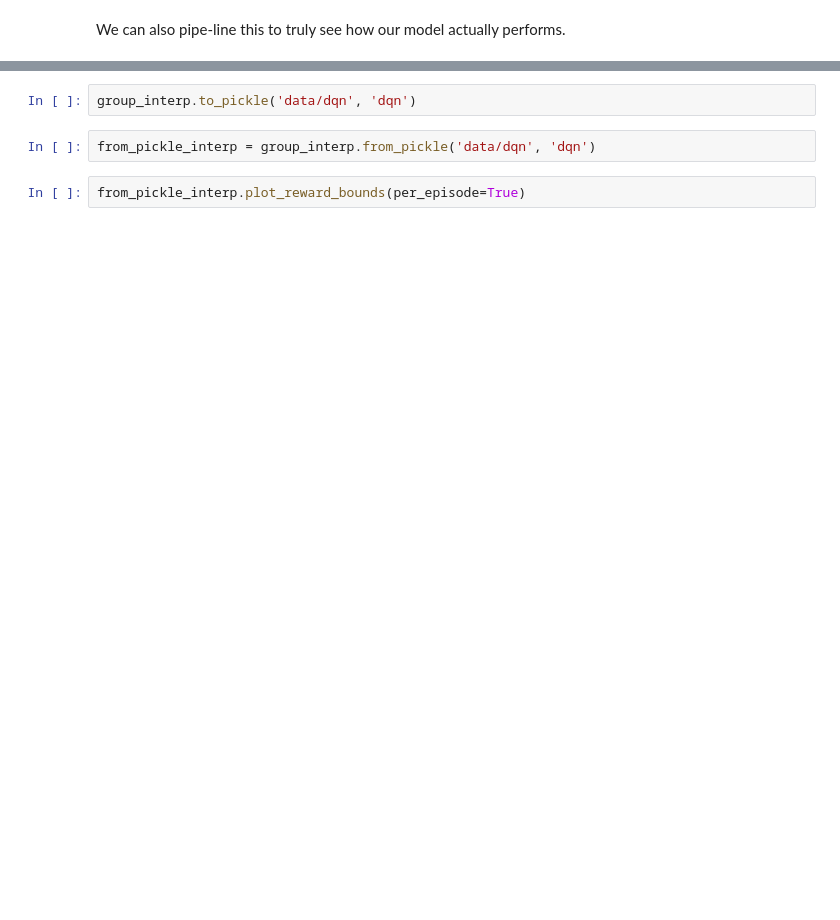
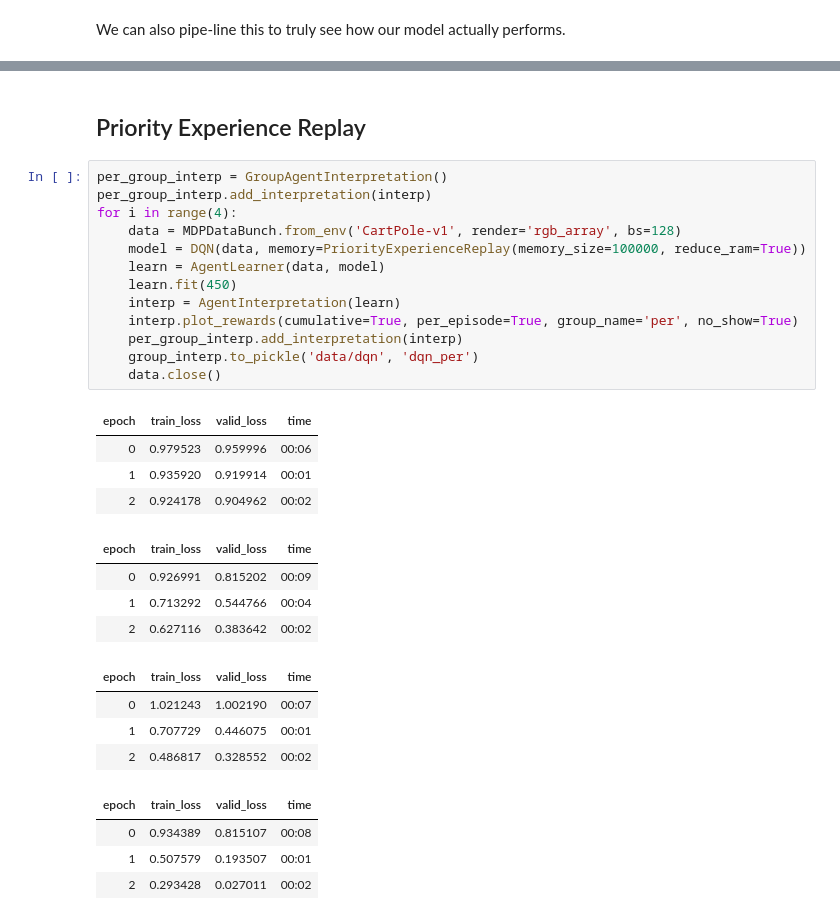
Before and after one commit to josiahls/fast-reinforcement-learning, a Jupyter notebook: docs_src/rl.agents.dqn.ipynb, the cells around one changed output, grey strips where cells are left out. Saved outputs shown, nothing was run; the diff lists cells and outputs as text; blank space fills up the shorter version.

```diff
--- a/docs_src/rl.agents.dqn.ipynb
+++ b/docs_src/rl.agents.dqn.ipynb
@@ -106,6 +140,32 @@ group_interp.plot_reward_bounds(per_episode=True)
-# %%
-group_interp.to_pickle('data/dqn', 'dqn')
-# %%
-from_pickle_interp = group_interp.from_pickle('data/dqn', 'dqn')
-# %%
-from_pickle_interp.plot_reward_bounds(per_episode=True)
+# %% [markdown]
+## Priority Experience Replay
+# %%
+per_group_interp = GroupAgentInterpretation()
+per_group_interp.add_interpretation(interp)
+for i in range(4):
+    data = MDPDataBunch.from_env('CartPole-v1', render='rgb_array', bs=128)
+    model = DQN(data, memory=PriorityExperienceReplay(memory_size=100000, reduce_ram=True))
+    learn = AgentLearner(data, model)
+    learn.fit(450)
+    interp = AgentInterpretation(learn)
+    interp.plot_rewards(cumulative=True, per_episode=True, group_name='per', no_show=True)
+    per_group_interp.add_interpretation(interp)
+    group_interp.to_pickle('data/dqn', 'dqn_per')
+    data.close()
+# %% [output]
+| epoch | train_loss | valid_loss | time |
+| 0 | 0.979523 | 0.959996 | 00:06 |
+| 1 | 0.935920 | 0.919914 | 00:01 |
+| 2 | 0.924178 | 0.904962 | 00:02 |
+| epoch | train_loss | valid_loss | time |
+| 0 | 0.926991 | 0.815202 | 00:09 |
+| 1 | 0.713292 | 0.544766 | 00:04 |
+| 2 | 0.627116 | 0.383642 | 00:02 |
+| epoch | train_loss | valid_loss | time |
+| 0 | 1.021243 | 1.002190 | 00:07 |
+| 1 | 0.707729 | 0.446075 | 00:01 |
+| 2 | 0.486817 | 0.328552 | 00:02 |
+| epoch | train_loss | valid_loss | time |
+| 0 | 0.934389 | 0.815107 | 00:08 |
+| 1 | 0.507579 | 0.193507 | 00:01 |
+| 2 | 0.293428 | 0.027011 | 00:02 |
```
Also changed, not shown: parts of 12 cells of this notebook, 9 other files.
